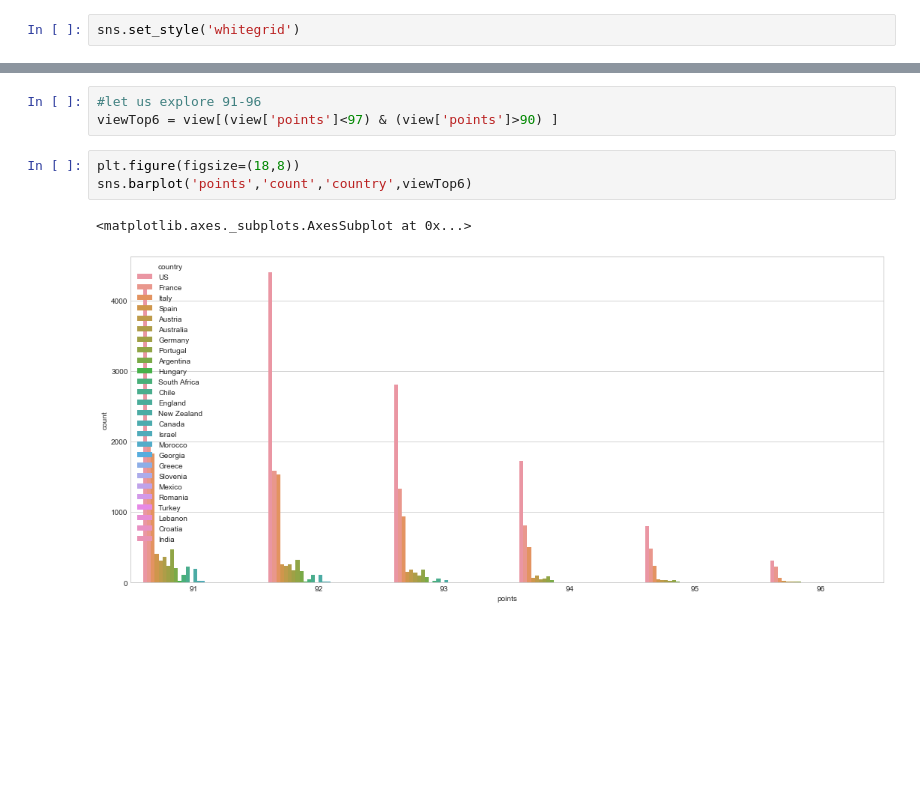
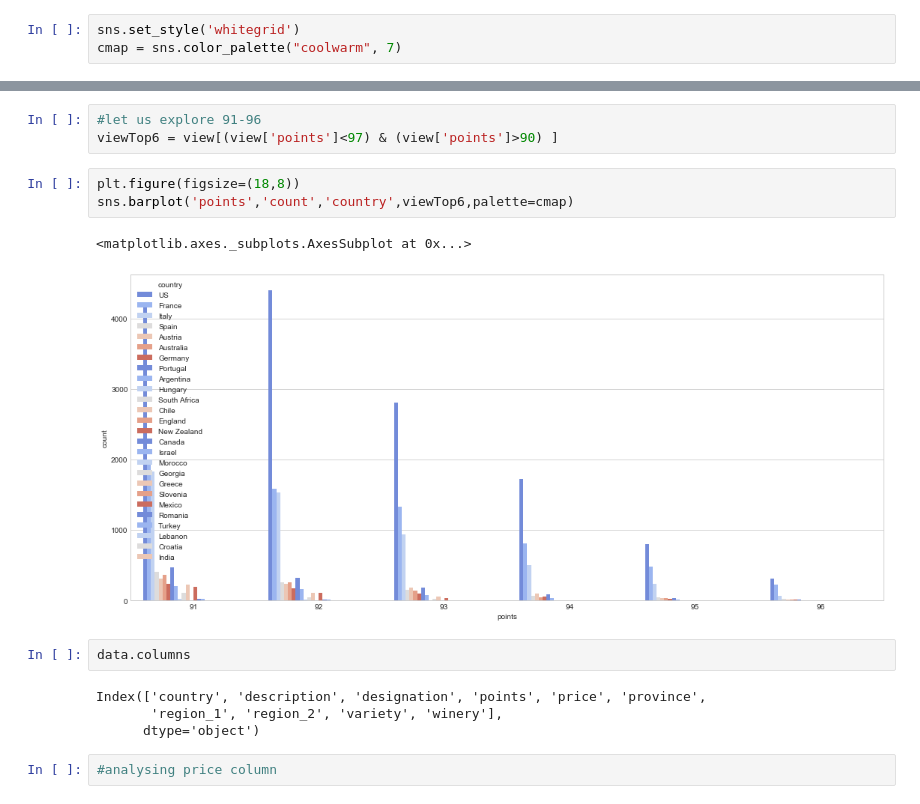
Before and after one commit to MritunjayMohitesh/wine_reviews_EDA, a Jupyter notebook: Winery-EDA.ipynb, the cells around one changed output, grey strips where cells are left out. Saved outputs shown, nothing was run; the diff lists cells and outputs as text; blank space fills up the shorter version.

```diff
--- a/Winery-EDA.ipynb
+++ b/Winery-EDA.ipynb
@@ -6,6 +6,7 @@ import matplotlib.pyplot as plt
 %matplotlib inline
 # %%
 sns.set_style('whitegrid')
+cmap = sns.color_palette("coolwarm", 7)
 # %%
 data = pd.read_csv('winemag-data_first150k.csv')
 # %%
@@ -298,7 +299,15 @@ Name: count, dtype: int64
 viewTop6 = view[(view['points']<97) & (view['points']>90) ]
 # %%
 plt.figure(figsize=(18,8))
-sns.barplot('points','count','country',viewTop6)
+sns.barplot('points','count','country',viewTop6,palette=cmap)
 # %% [output]
 <matplotlib.axes._subplots.AxesSubplot at 0x...>
-[figure, old version]
+[figure, new version]
+# %%
+data.columns
+# %% [output]
+Index(['country', 'description', 'designation', 'points', 'price', 'province',
+       'region_1', 'region_2', 'variety', 'winery'],
+      dtype='object')
+# %%
+#analysing price column
```
Also changed, not shown: parts of 24 cells of this notebook.
